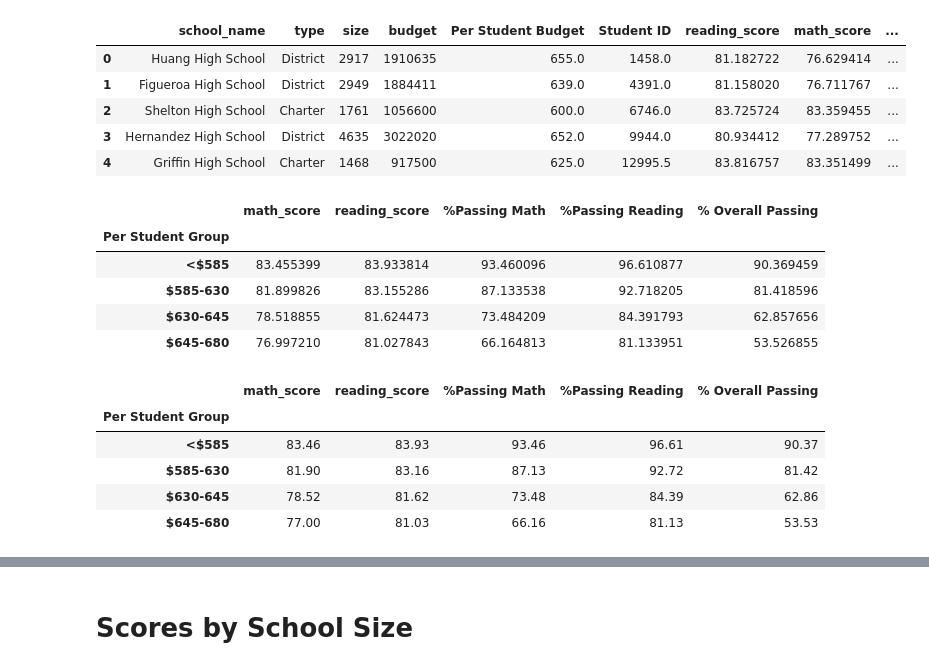
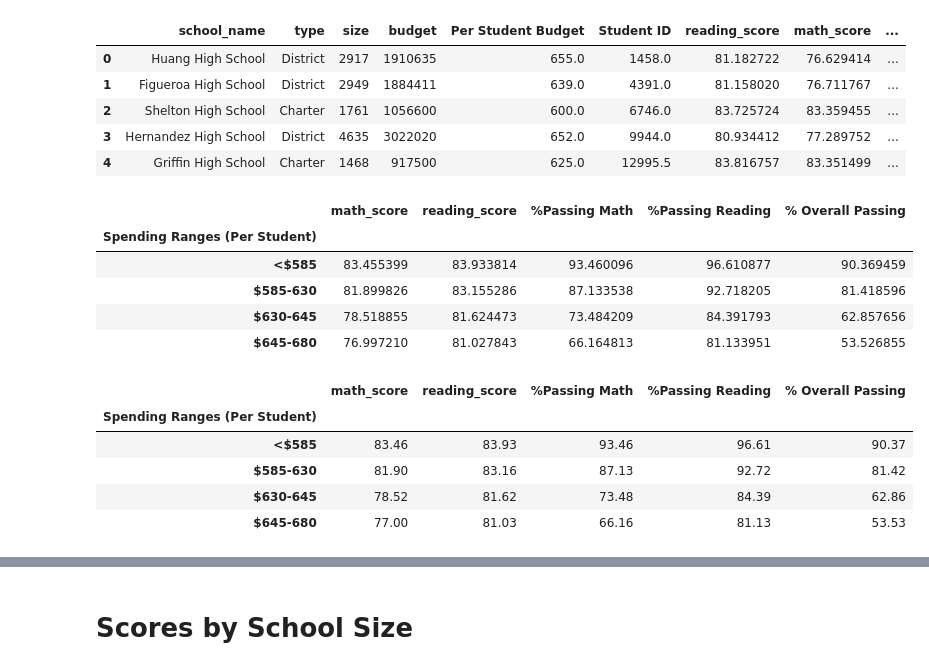
Before and after one commit to RachelFizel/panda-challenge, a Jupyter notebook: PyCitySchools/PyCitySchools.ipynb, the cells around one changed output, grey strips where cells are left out. Drawn from its saved outputs; the diff is of its cells as text; code cells hidden in the pictures.

```diff
--- a/PyCitySchools/PyCitySchools.ipynb
+++ b/PyCitySchools/PyCitySchools.ipynb
@@ -795,7 +786,7 @@ Name: Per Student Budget, dtype: category
 Categories (4, object): [<$585 < $585-630 < $630-645 < $645-680]
 # %%
 # Place the data series into a new column inside of the DataFrame
-school_summary_results_df["Per Student Group"] = pd.cut(school_summary_results_df["Per Student Budget"], bins, labels=group_labels)
+school_summary_results_df["Spending Ranges (Per Student)"] = pd.cut(school_summary_results_df["Per Student Budget"], bins, labels=group_labels)
 school_summary_results_df.head()
 # %% [output]
 |  | school_name | type | size | budget | Per Student Budget | Student ID | reading_score | math_score | ... |
@@ -805,14 +796,14 @@ school_summary_results_df.head()
 | 3 | Hernandez High School | District | 4635 | 3022020 | 652.0 | 9944.0 | 80.934412 | 77.289752 | ... |
 | 4 | Griffin High School | Charter | 1468 | 917500 | 625.0 | 12995.5 | 83.816757 | 83.351499 | ... |
 # %%
-grouped_spending = school_summary_results_df.groupby(["Per Student Group"])
+grouped_spending = school_summary_results_df.groupby(["Spending Ranges (Per Student)"])
 grouped_spending = grouped_spending.mean()
 grouped_spending = grouped_spending[["math_score","reading_score","%Passing Math", "%Passing Reading", "% Overall Passing"]]
 
 grouped_spending
 # %% [output]
 |  | math_score | reading_score | %Passing Math | %Passing Reading | % Overall Passing |
-| Per Student Group |  |  |  |  |  |
+| Spending Ranges (Per Student) |  |  |  |  |  |
 | <$585 | 83.455399 | 83.933814 | 93.460096 | 96.610877 | 90.369459 |
 | $585-630 | 81.899826 | 83.155286 | 87.133538 | 92.718205 | 81.418596 |
 | $630-645 | 78.518855 | 81.624473 | 73.484209 | 84.391793 | 62.857656 |
@@ -827,7 +818,7 @@ grouped_spending["% Overall Passing"] = grouped_spending["% Overall Passing"].ma
 grouped_spending
 # %% [output]
 |  | math_score | reading_score | %Passing Math | %Passing Reading | % Overall Passing |
-| Per Student Group |  |  |  |  |  |
+| Spending Ranges (Per Student) |  |  |  |  |  |
 | <$585 | 83.46 | 83.93 | 93.46 | 96.61 | 90.37 |
 | $585-630 | 81.90 | 83.16 | 87.13 | 92.72 | 81.42 |
 | $630-645 | 78.52 | 81.62 | 73.48 | 84.39 | 62.86 |
```
Also changed, not shown: parts of 8 cells of this notebook.
